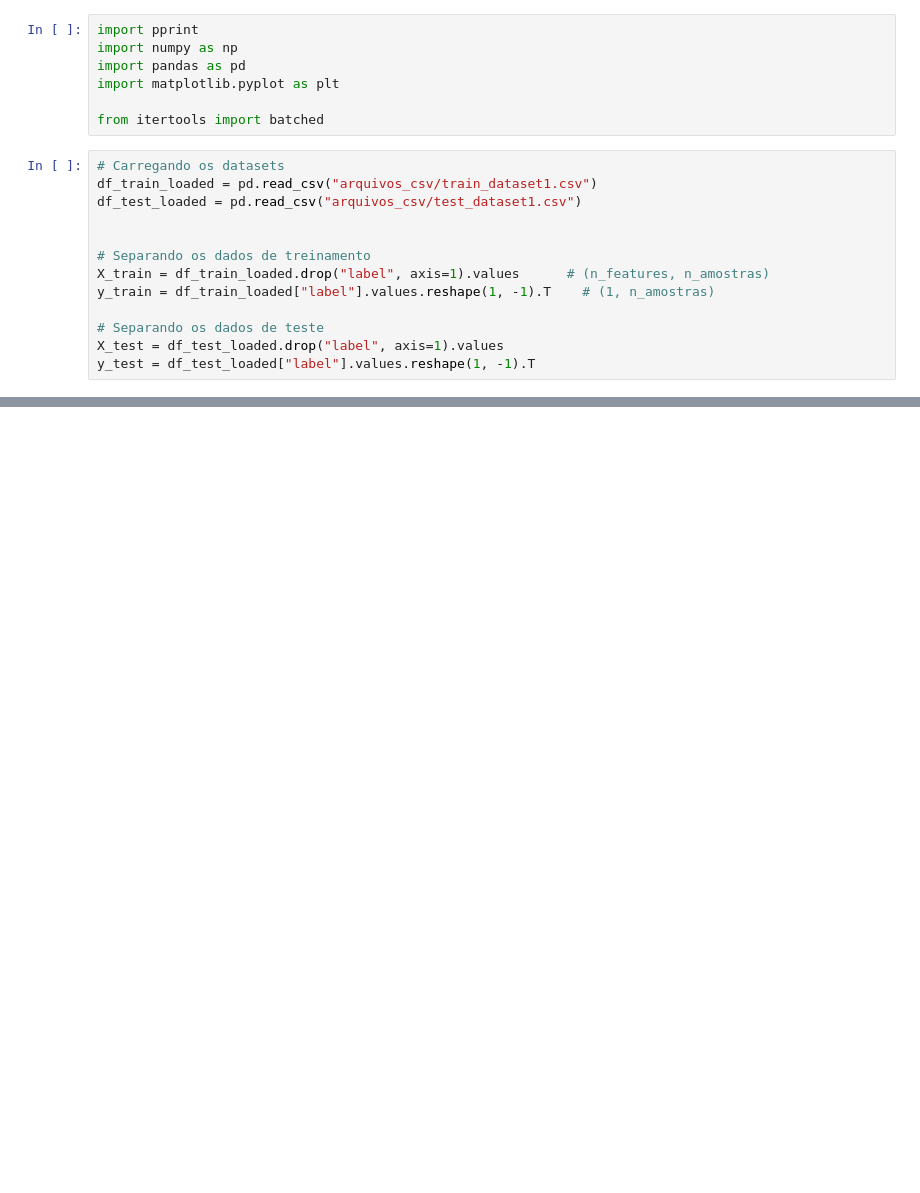
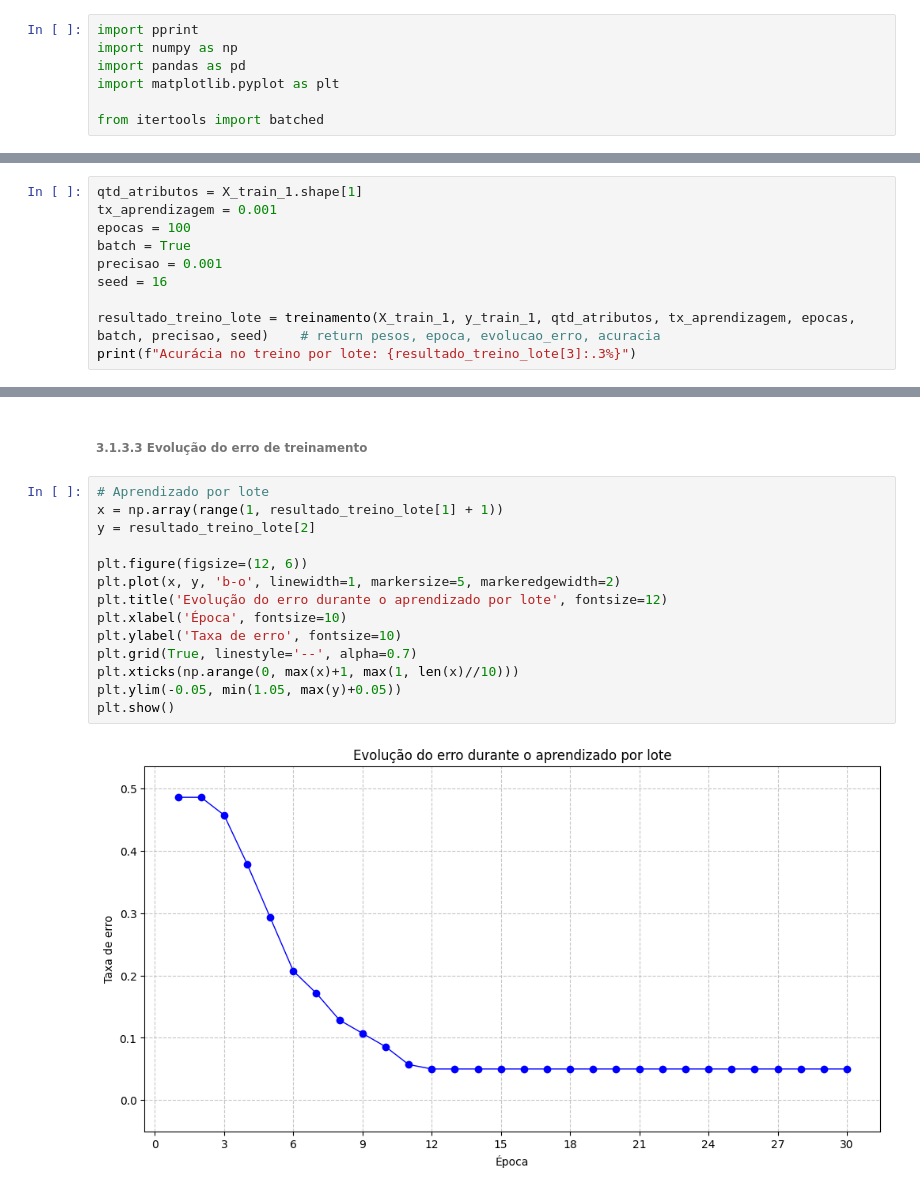
Before and after one commit to lucasanches/adaline, a Jupyter notebook: adaline.ipynb, the cells around one changed output, grey strips where cells are left out. Drawn from its saved outputs; the diff is of its cells as text; blank space fills up the shorter version.

```diff
--- a/adaline.ipynb
+++ b/adaline.ipynb
@@ -7,16 +7,3 @@ import pandas as pd
 import matplotlib.pyplot as plt
 
 from itertools import batched
-# %%
-# Carregando os datasets
-df_train_loaded = pd.read_csv("arquivos_csv/train_dataset1.csv")
-df_test_loaded = pd.read_csv("arquivos_csv/test_dataset1.csv")
-
-
-# Separando os dados de treinamento
-X_train = df_train_loaded.drop("label", axis=1).values      # (n_features, n_amostras)
-y_train = df_train_loaded["label"].values.reshape(1, -1).T    # (1, n_amostras)
-
-# Separando os dados de teste
-X_test = df_test_loaded.drop("label", axis=1).values
-y_test = df_test_loaded["label"].values.reshape(1, -1).T
@@ -87,0 +226,10 @@ def treinamento(X_train, y_train, qtd_atributos, tx_aprendizagem, epocas, batch,
+# %%
+qtd_atributos = X_train_1.shape[1]
+tx_aprendizagem = 0.001
+epocas = 100
+batch = True
+precisao = 0.001
+seed = 16
+
+resultado_treino_lote = treinamento(X_train_1, y_train_1, qtd_atributos, tx_aprendizagem, epocas, batch, precisao, seed)    # return pesos, epoca, evolucao_erro, acuracia
+print(f"Acurácia no treino por lote: {resultado_treino_lote[3]:.3%}")
@@ -87,0 +252,18 @@ def treinamento(X_train, y_train, qtd_atributos, tx_aprendizagem, epocas, batch,
+# %% [markdown]
+###### 3.1.3.3 Evolução do erro de treinamento
+# %%
+# Aprendizado por lote
+x = np.array(range(1, resultado_treino_lote[1] + 1))
+y = resultado_treino_lote[2]
+
+plt.figure(figsize=(12, 6))
+plt.plot(x, y, 'b-o', linewidth=1, markersize=5, markeredgewidth=2)
+plt.title('Evolução do erro durante o aprendizado por lote', fontsize=12)
+plt.xlabel('Época', fontsize=10)
+plt.ylabel('Taxa de erro', fontsize=10)
+plt.grid(True, linestyle='--', alpha=0.7)
+plt.xticks(np.arange(0, max(x)+1, max(1, len(x)//10)))
+plt.ylim(-0.05, min(1.05, max(y)+0.05))
+plt.show()
+# %% [output]
+[figure, added]
```
Also changed, not shown: parts of 28 cells of this notebook.
